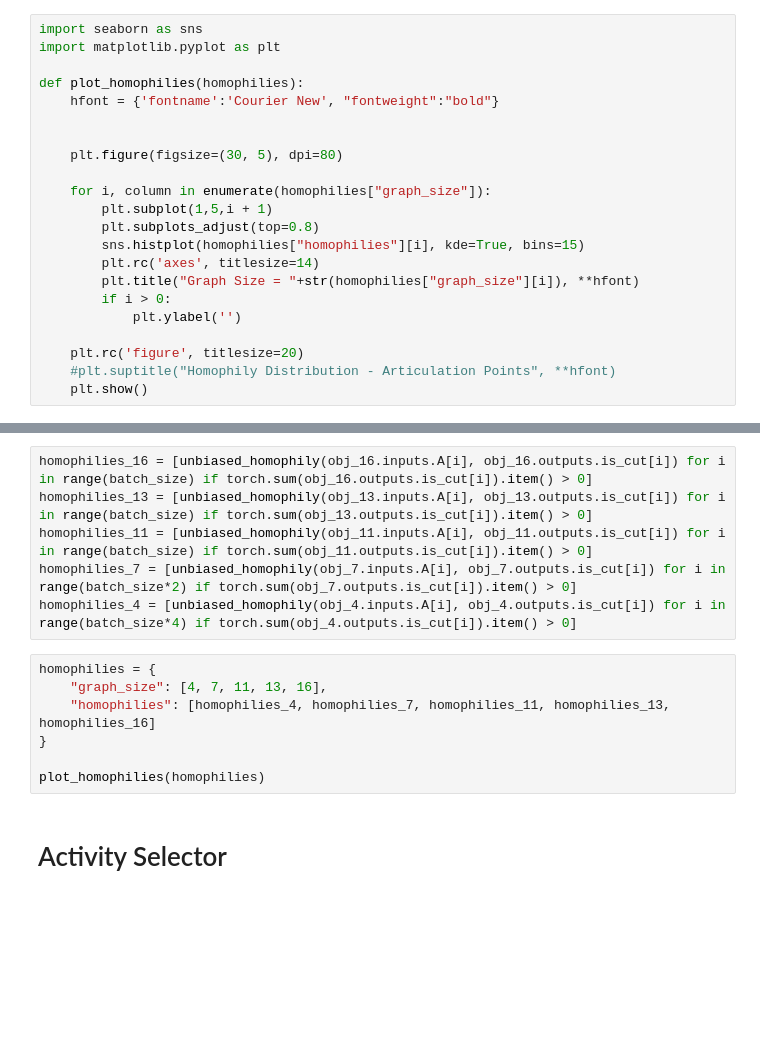
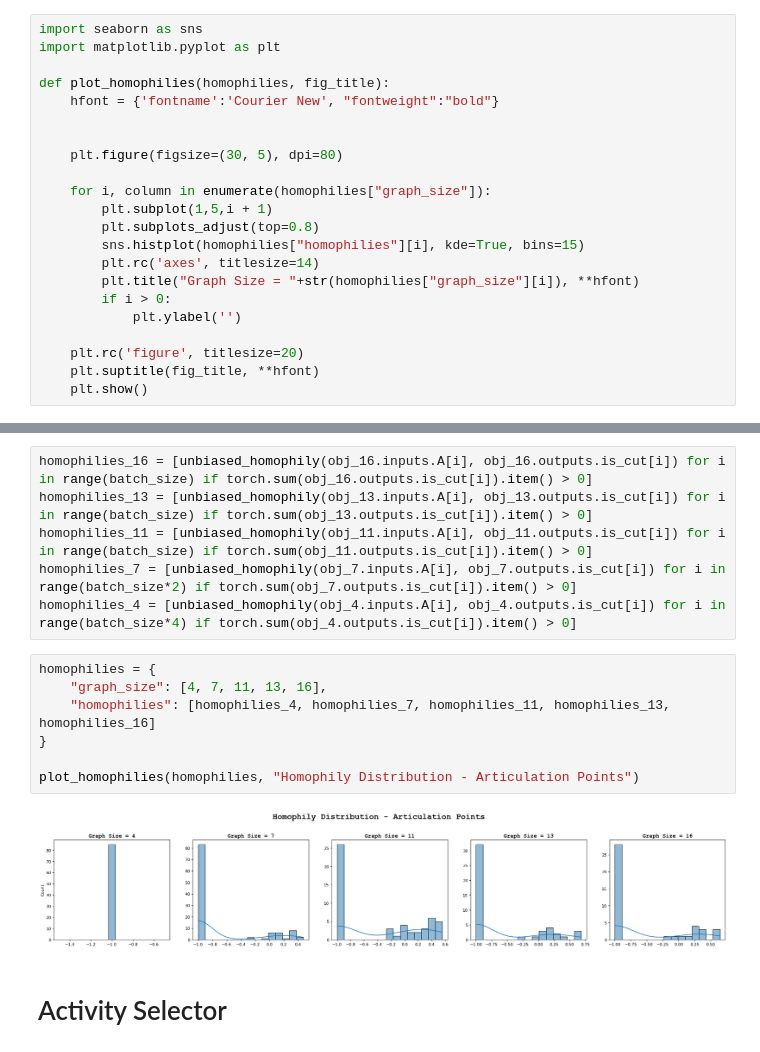
Before and after one commit to ronaldalbrt/algo_reasoning, a Jupyter notebook: notebooks/homophily.ipynb, the cells around one changed output, grey strips where cells are left out. Drawn from its saved outputs; the diff is of its cells as text; blank space fills up the shorter version.

Commit message:
🧐 Properly plot homophilies

```diff
--- a/notebooks/homophily.ipynb
+++ b/notebooks/homophily.ipynb
@@ -74,7 +74,7 @@ def unbiased_homophily(adj_matrix, classes):
 import seaborn as sns
 import matplotlib.pyplot as plt
 
-def plot_homophilies(homophilies):
+def plot_homophilies(homophilies, fig_title):
     hfont = {'fontname':'Courier New', "fontweight":"bold"}
 
 
@@ -90,7 +90,7 @@ def plot_homophilies(homophilies):
             plt.ylabel('')
 
     plt.rc('figure', titlesize=20)
-    #plt.suptitle("Homophily Distribution - Articulation Points", **hfont)
+    plt.suptitle(fig_title, **hfont)
     plt.show()
 # %% [markdown]
 # Articulation Points
@@ -118,10 +118,12 @@ homophilies_4 = [unbiased_homophily(obj_4.inputs.A[i], obj_4.outputs.is_cut[i])
 # %%
 homophilies = {
     "graph_size": [4, 7, 11, 13, 16],
     "homophilies": [homophilies_4, homophilies_7, homophilies_11, homophilies_13, homophilies_16]
 }
 
-plot_homophilies(homophilies)
+plot_homophilies(homophilies, "Homophily Distribution - Articulation Points")
+# %% [output]
+[figure, added]
 # %% [markdown]
 # Activity Selector
 # %%
```
Also changed, not shown: parts of 22 cells of this notebook, 4 other files.
